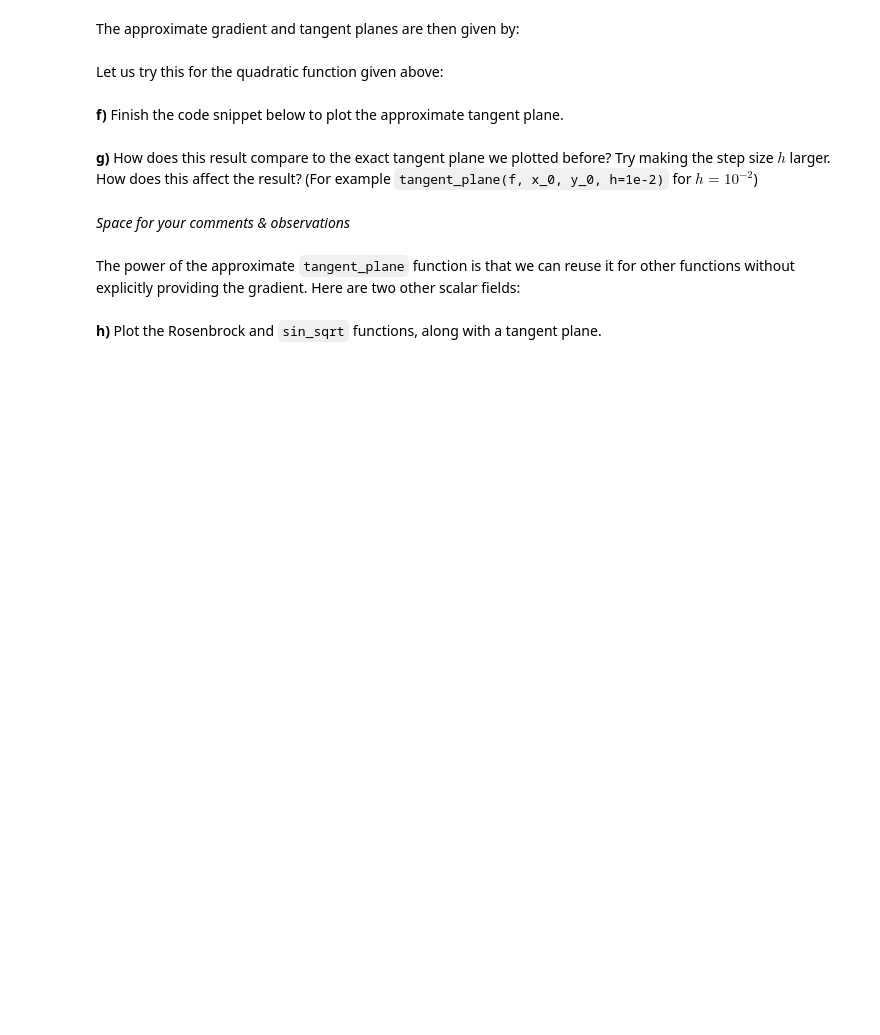
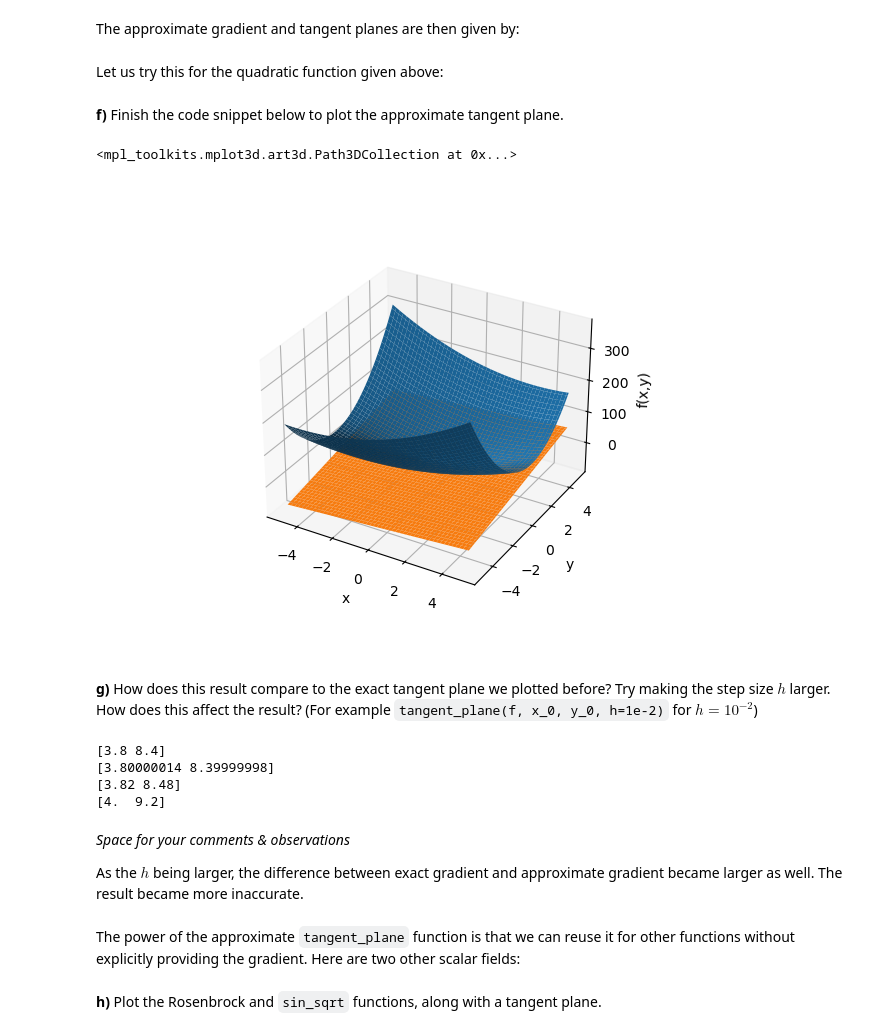
Before and after one commit to Xraaaay/MATA04, a Jupyter notebook: notebooks/project_MatNat.ipynb, the cells around one changed output. Drawn from its saved outputs; the diff is of its cells as text; code cells hidden in the pictures; blank space fills up the shorter version.

```diff
--- a/notebooks/project_MatNat.ipynb
+++ b/notebooks/project_MatNat.ipynb
@@ -373,7 +382,8 @@ def partial_derivative_x(f):
 
 
 def partial_derivative_y(f):
-    pass  # TODO: create a second function partial_derivative_y that computes the analogous approximation for f_y
+    # TODO: create a second function partial_derivative_y that computes the analogous approximation for f_y
+    return lambda x, y, h=1e-8: (f(x, y + h) - f(x, y)) / h
 # %% [markdown]
 The approximate gradient and tangent planes are then given by:
 # %%
@@ -398,20 +408,41 @@ Let us try this for the quadratic function given above:
 # %%
 # plot the quadratic function f
 fig, ax = plot_scalar_field(quadratic_function)
 
 # Create the *approximate* tangent plane function for f at x_0, y_0
 x_0, y_0 = 1.2, 1
 # TODO: Create t_approx using the tangent_plane function above
+t_approx = tangent_plane(quadratic_function, x_0, y_0, h=1e-2)
 
 # plot the tangent plane into the same figure
 plot_scalar_field(t_approx, fig=fig, ax=ax)
 
 # Add the point f(x_0, y_0) that we used to derive t
-ax.scatter(x_0, y_0, quadratic_function(x_0, y_0), color="red");
+ax.scatter(x_0, y_0, quadratic_function(x_0, y_0), color="red")
+# %% [output]
+<mpl_toolkits.mplot3d.art3d.Path3DCollection at 0x...>
+[figure, added]
 # %% [markdown]
 **g)** How does this result compare to the exact tangent plane we plotted before? Try making the step size $h$ larger. How does this affect the result? (For example `tangent_plane(f, x_0, y_0, h=1e-2)` for $h=10^{-2}$)
-# %% [markdown]
-*Space for your comments & observations*
+# %%
+exact = exact_gradient(x_0, y_0)
+approximate_1 = gradient(quadratic_function)(x_0, y_0, h=1e-8)
+approximate_2 = gradient(quadratic_function)(x_0, y_0, h=1e-2)
+approximate_3 = gradient(quadratic_function)(x_0, y_0, h=1e-1)
+
+print(exact)
+print(approximate_1)
+print(approximate_2)
+print(approximate_3)
+# %% [output]
+[3.8 8.4]
+[3.80000014 8.39999998]
+[3.82 8.48]
+[4.  9.2]
+# %% [markdown]
+*Space for your comments & observations*
+
+As the $h$ being larger, the difference between exact gradient and approximate gradient became larger as well. The result became more inaccurate.
 # %% [markdown]
 The power of the approximate `tangent_plane` function is that we can reuse it for other functions without explicitly providing the gradient. Here are two other scalar fields:
 # %%
```
Also changed, not shown: parts of 14 cells of this notebook, 1 other file.
